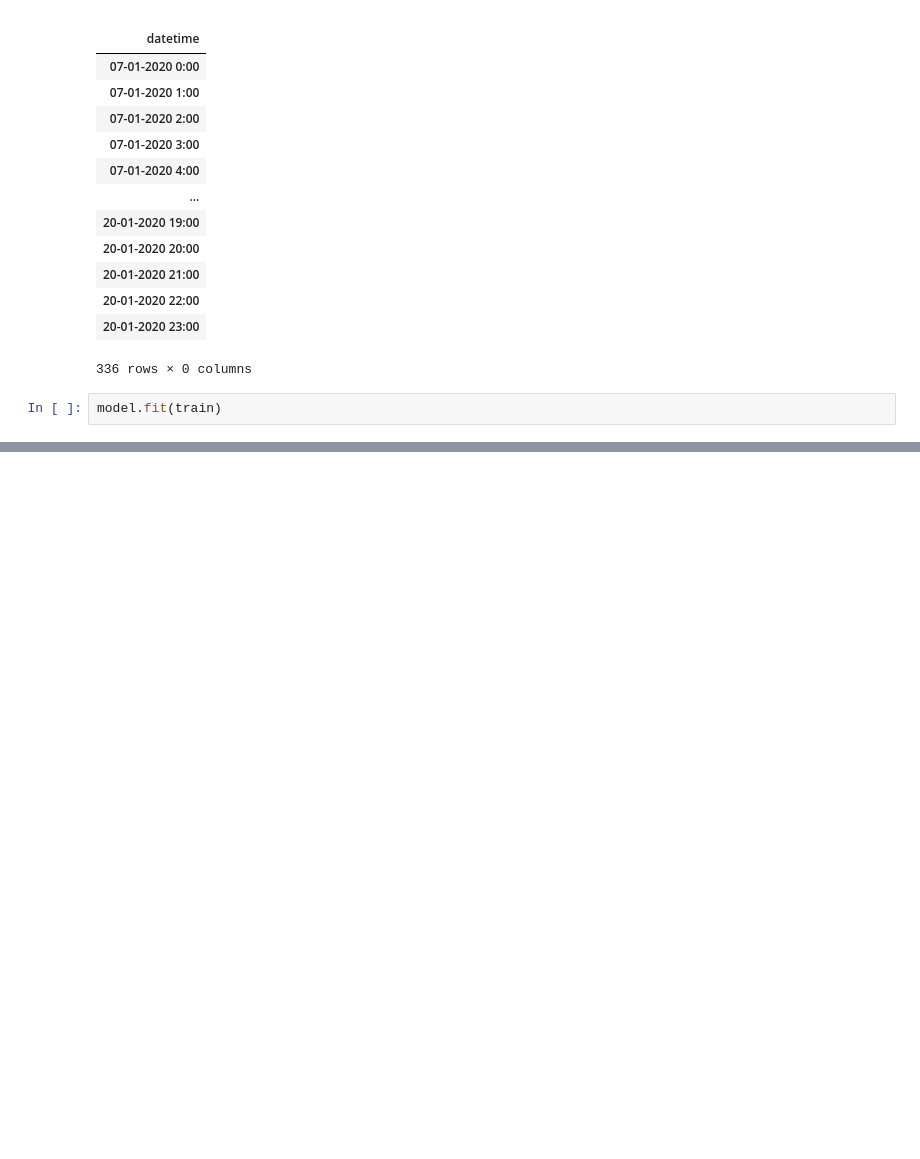
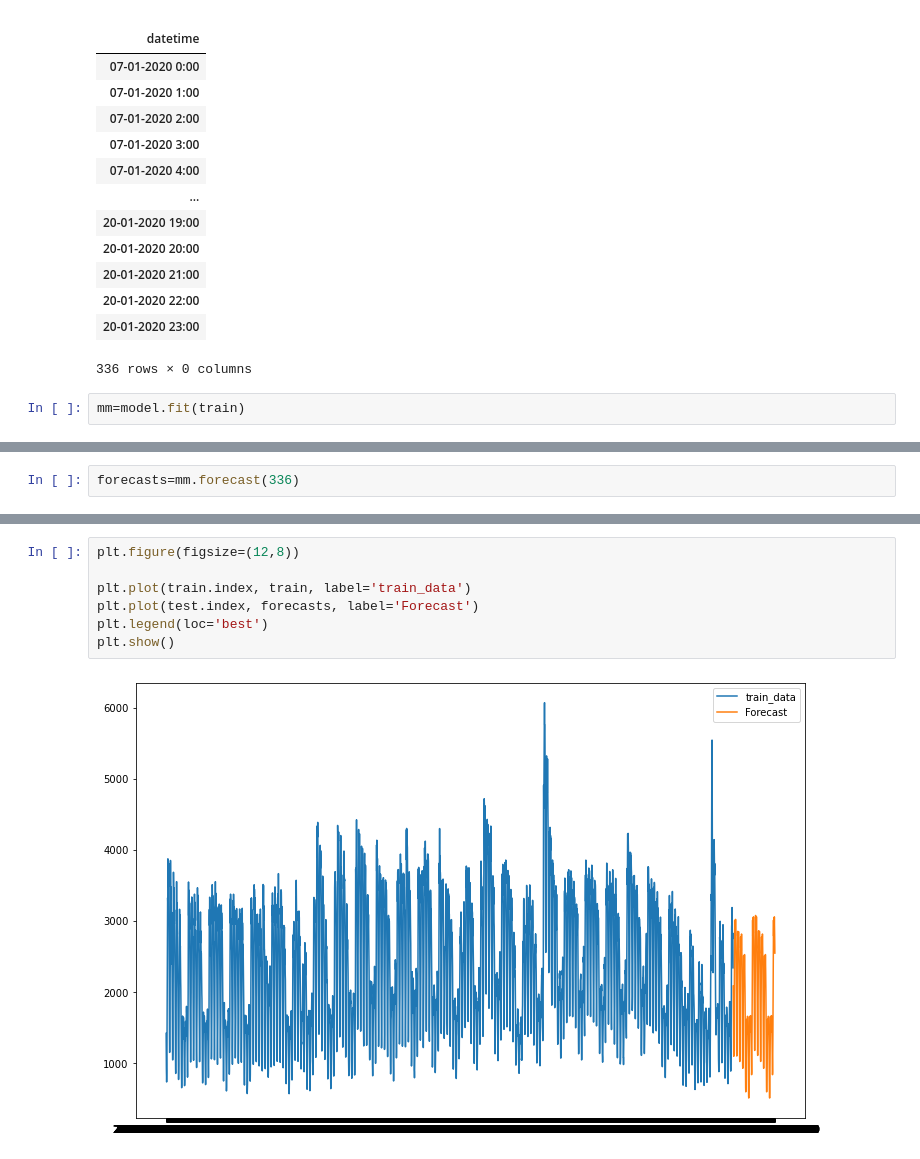
Before and after one commit to iasarthak/AV-Bootcamp-TS-Hackathon, a Jupyter notebook: Seasonality.ipynb, the cells around one changed output, grey strips where cells are left out. Drawn from its saved outputs; the diff is of its cells as text; blank space fills up the shorter version.

```diff
--- a/Seasonality.ipynb
+++ b/Seasonality.ipynb
@@ -998,4 +1014,4 @@ test
 | 20-01-2020 23:00 |
 336 rows × 0 columns
 # %%
-model.fit(train)
+mm=model.fit(train)
@@ -1001,0 +1022,2 @@ model.fit(train)
+# %%
+forecasts=mm.forecast(336)
@@ -1001,0 +1067,9 @@ model.fit(train)
+# %%
+plt.figure(figsize=(12,8))
+
+plt.plot(train.index, train, label='train_data')
+plt.plot(test.index, forecasts, label='Forecast')
+plt.legend(loc='best')
+plt.show()
+# %% [output]
+[figure, added]
```
Also changed, not shown: parts of 20 cells of this notebook.
